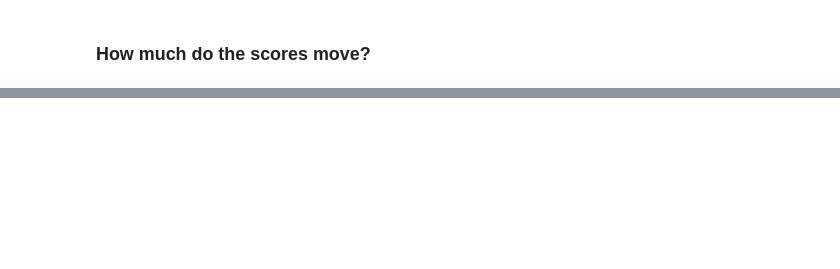
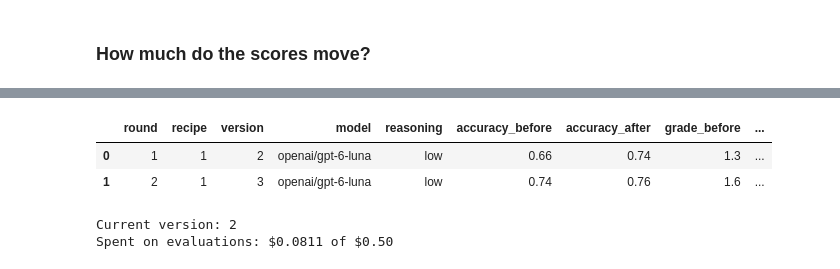
Before and after one commit to MWPerrineJr/undercover, a Jupyter notebook: labs/UndercoverProject/week2/5-SelfImprovment.ipynb, the cells around one changed output, grey strips where cells are left out. Drawn from its saved outputs; the diff is of its cells as text; code cells hidden in the pictures; blank space fills up the shorter version.

```diff
--- a/labs/UndercoverProject/week2/5-SelfImprovment.ipynb
+++ b/labs/UndercoverProject/week2/5-SelfImprovment.ipynb
@@ -449,0 +908,12 @@ Version 1 on the held_out set: accuracy 0.68, grade 1.28, $0.00025 and 6.5 secon
+# %%
+show_rounds()
+# %% [output]
+|  | round | recipe | version | model | reasoning | accuracy_before | accuracy_after | grade_before | ... |
+| 0 | 1 | 1 | 2 | openai/gpt-6-luna | low | 0.66 | 0.74 | 1.3 | ... |
+| 1 | 2 | 1 | 3 | openai/gpt-6-luna | low | 0.74 | 0.76 | 1.6 | ... |
+# %%
+print(f"Current version: {current}")
+print(f"Spent on evaluations: ${spent:.4f} of ${BUDGET:.2f}")
+# %% [output]
+Current version: 2
+Spent on evaluations: $0.0811 of $0.50
```
Also changed, not shown: parts of 31 cells of this notebook.
